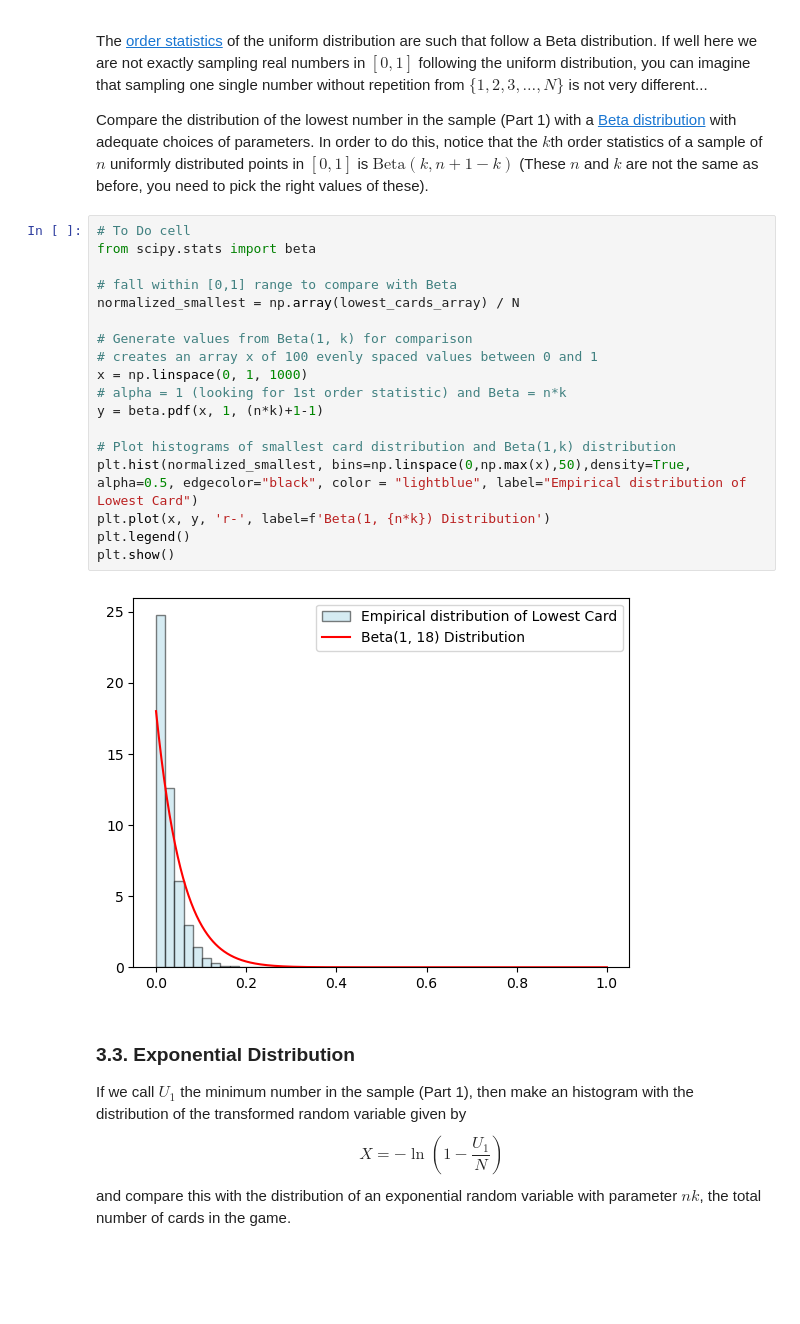
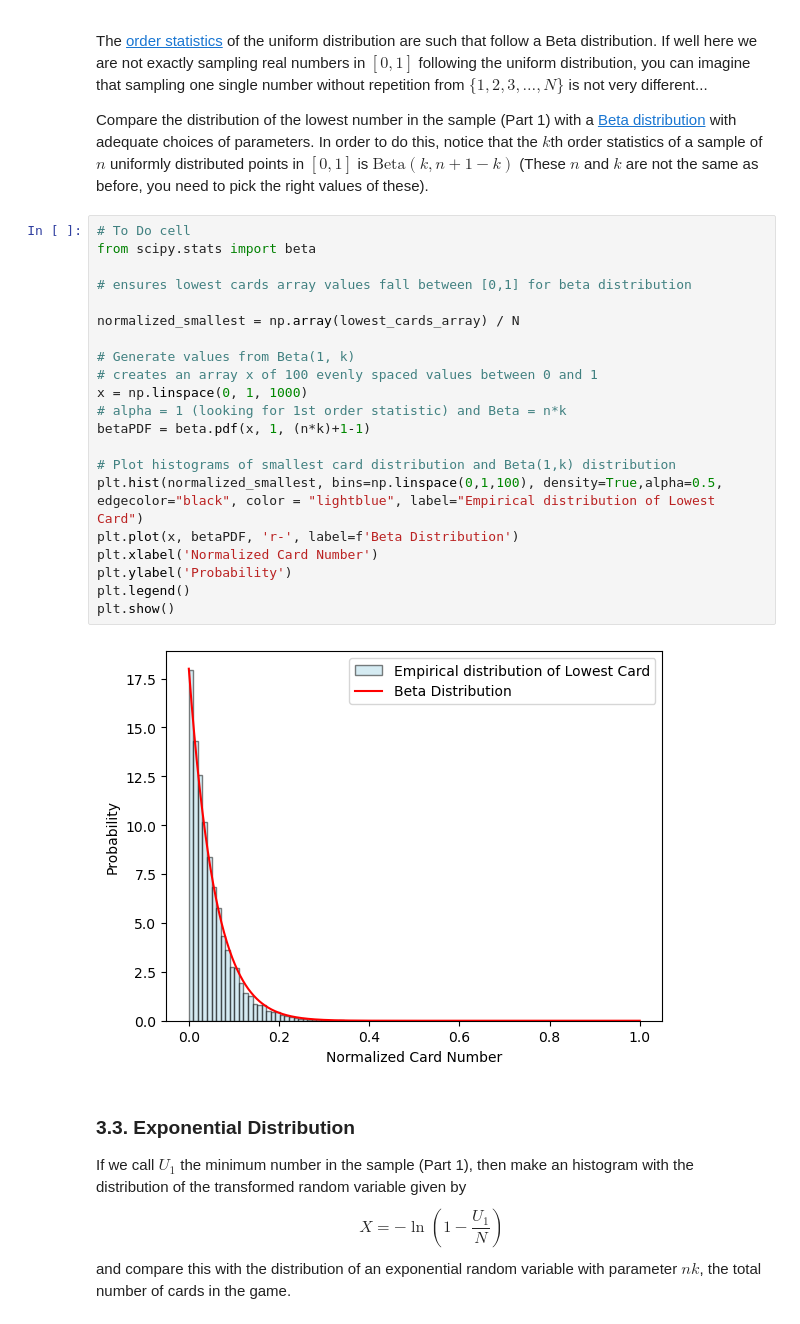
Before and after one commit to UCB-stat-201a-fall23/projectno1-themind-lmurai, a Jupyter notebook: Project01-TheMind.ipynb, the cells around one changed output. Cells and saved outputs as stored; diff of their text form; blank space fills up the shorter version.

```diff
--- a/Project01-TheMind.ipynb
+++ b/Project01-TheMind.ipynb
@@ -260,23 +336,26 @@ Compare the distribution of the lowest number in the sample (Part 1) with a [Bet
 # %%
 # To Do cell
 from scipy.stats import beta
 
-# fall within [0,1] range to compare with Beta
+# ensures lowest cards array values fall between [0,1] for beta distribution
+
 normalized_smallest = np.array(lowest_cards_array) / N
 
-# Generate values from Beta(1, k) for comparison
+# Generate values from Beta(1, k)
 # creates an array x of 100 evenly spaced values between 0 and 1
 x = np.linspace(0, 1, 1000)
 # alpha = 1 (looking for 1st order statistic) and Beta = n*k
-y = beta.pdf(x, 1, (n*k)+1-1)
+betaPDF = beta.pdf(x, 1, (n*k)+1-1)
 
 # Plot histograms of smallest card distribution and Beta(1,k) distribution
-plt.hist(normalized_smallest, bins=np.linspace(0,np.max(x),50),density=True, alpha=0.5, edgecolor="black", color = "lightblue", label="Empirical distribution of Lowest Card")
-plt.plot(x, y, 'r-', label=f'Beta(1, {n*k}) Distribution')
+plt.hist(normalized_smallest, bins=np.linspace(0,1,100), density=True,alpha=0.5, edgecolor="black", color = "lightblue", label="Empirical distribution of Lowest Card")
+plt.plot(x, betaPDF, 'r-', label=f'Beta Distribution')
+plt.xlabel('Normalized Card Number')
+plt.ylabel('Probability')
 plt.legend()
 plt.show()
 # %% [output]
-[figure, old version]
+[figure, new version]
 # %% [markdown]
 ### 3.3. Exponential Distribution
 
```
Also changed, not shown: parts of 18 cells of this notebook.
